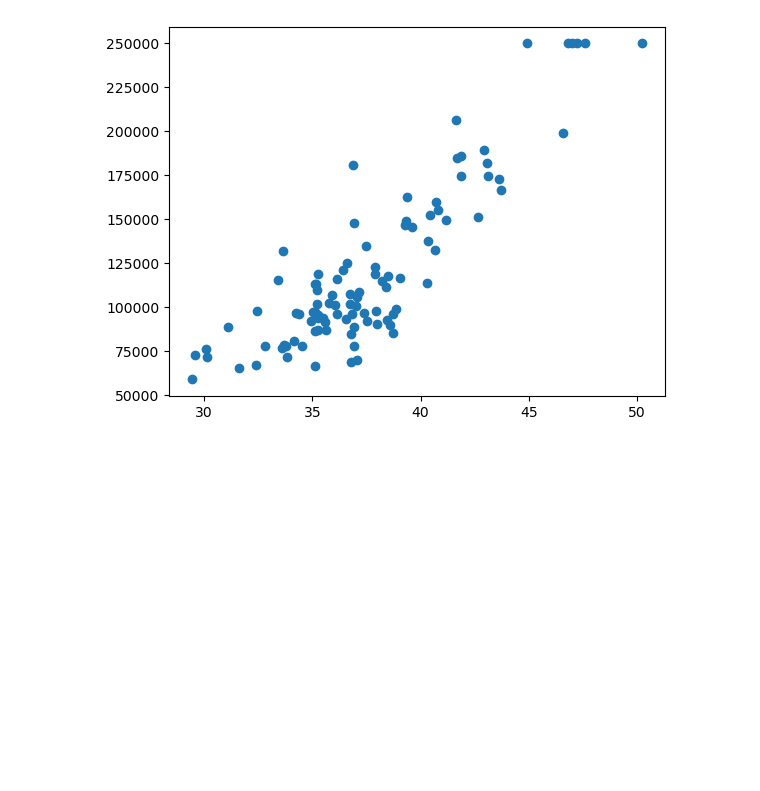
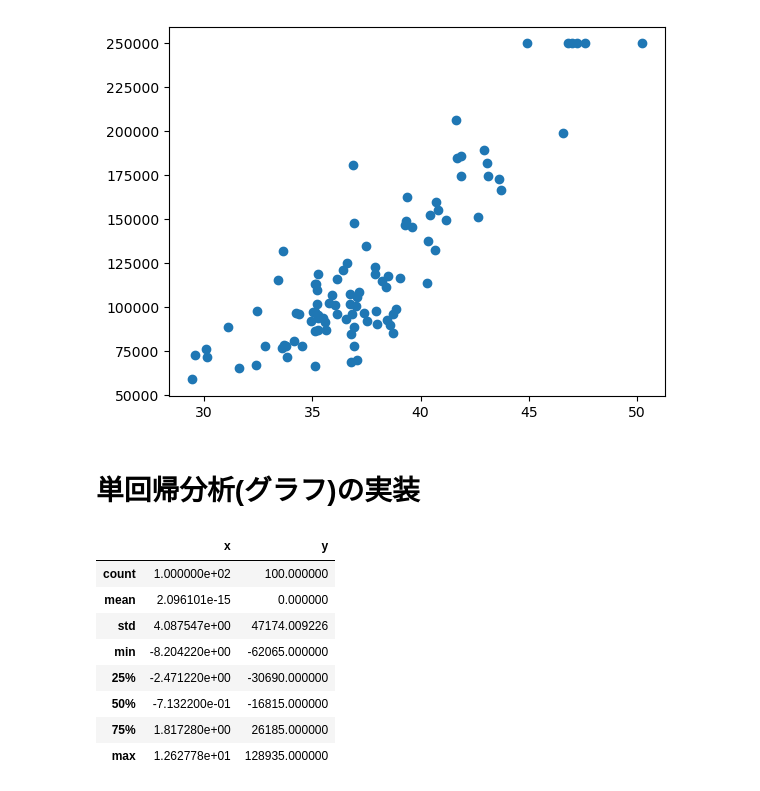
Before and after one commit to RYOTA2528/data_analysis_practice, a Jupyter notebook: DAYxxx_python_larning_list/[DAY9]単回帰分析.ipynb, the cells around one changed output. Cells and saved outputs as stored; diff of their text form; code cells hidden in the pictures; blank space fills up the shorter version.

Commit message:
[ADD]単回帰分析のためにデータ中心化

```diff
--- a/DAYxxx_python_larning_list/[DAY9]単回帰分析.ipynb
+++ b/DAYxxx_python_larning_list/[DAY9]単回帰分析.ipynb
@@ -101,3 +101,22 @@ plt.scatter(x,y)
 [figure]
 # %%
 plt.show()
+# %% [markdown]
+# 単回帰分析(グラフ)の実装
+# %%
+# データの中心化
+df.describe() #データの概要を表示
+df.mean() #データの平均を求め
+df_c = df - df.mean() #データの中心化
+df_c.describe()
+# 下記の結果よりmean(平均)の値がほぼ0によってるためデータの中心化ができてる状態
+# %% [output]
+|  | x | y |
+| count | 1.000000e+02 | 100.000000 |
+| mean | 2.096101e-15 | 0.000000 |
+| std | 4.087547e+00 | 47174.009226 |
+| min | -8.204220e+00 | -62065.000000 |
+| 25% | -2.471220e+00 | -30690.000000 |
+| 50% | -7.132200e-01 | -16815.000000 |
+| 75% | 1.817280e+00 | 26185.000000 |
+| max | 1.262778e+01 | 128935.000000 |
```
Also changed, not shown: parts of 1 cell of this notebook.
